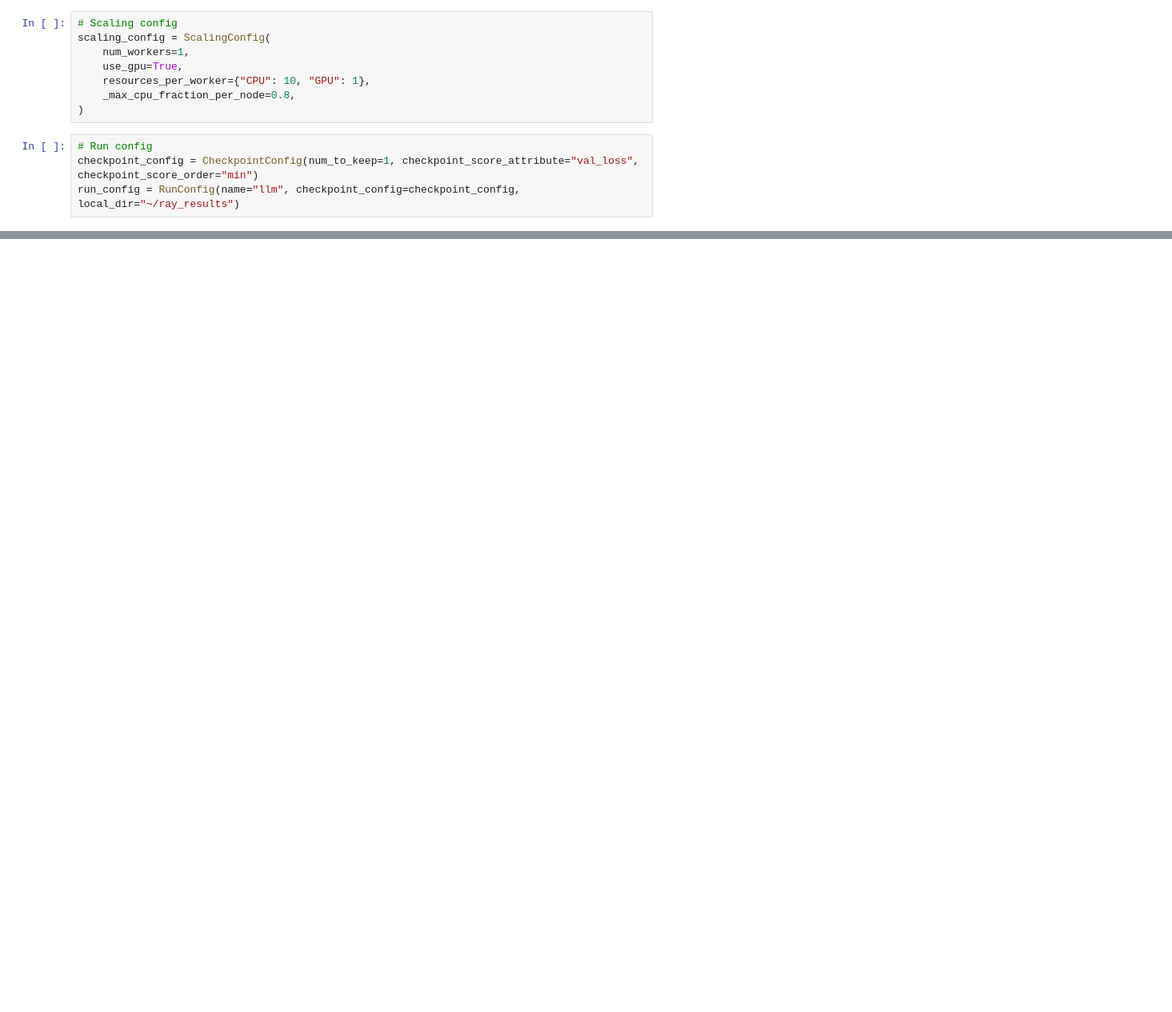
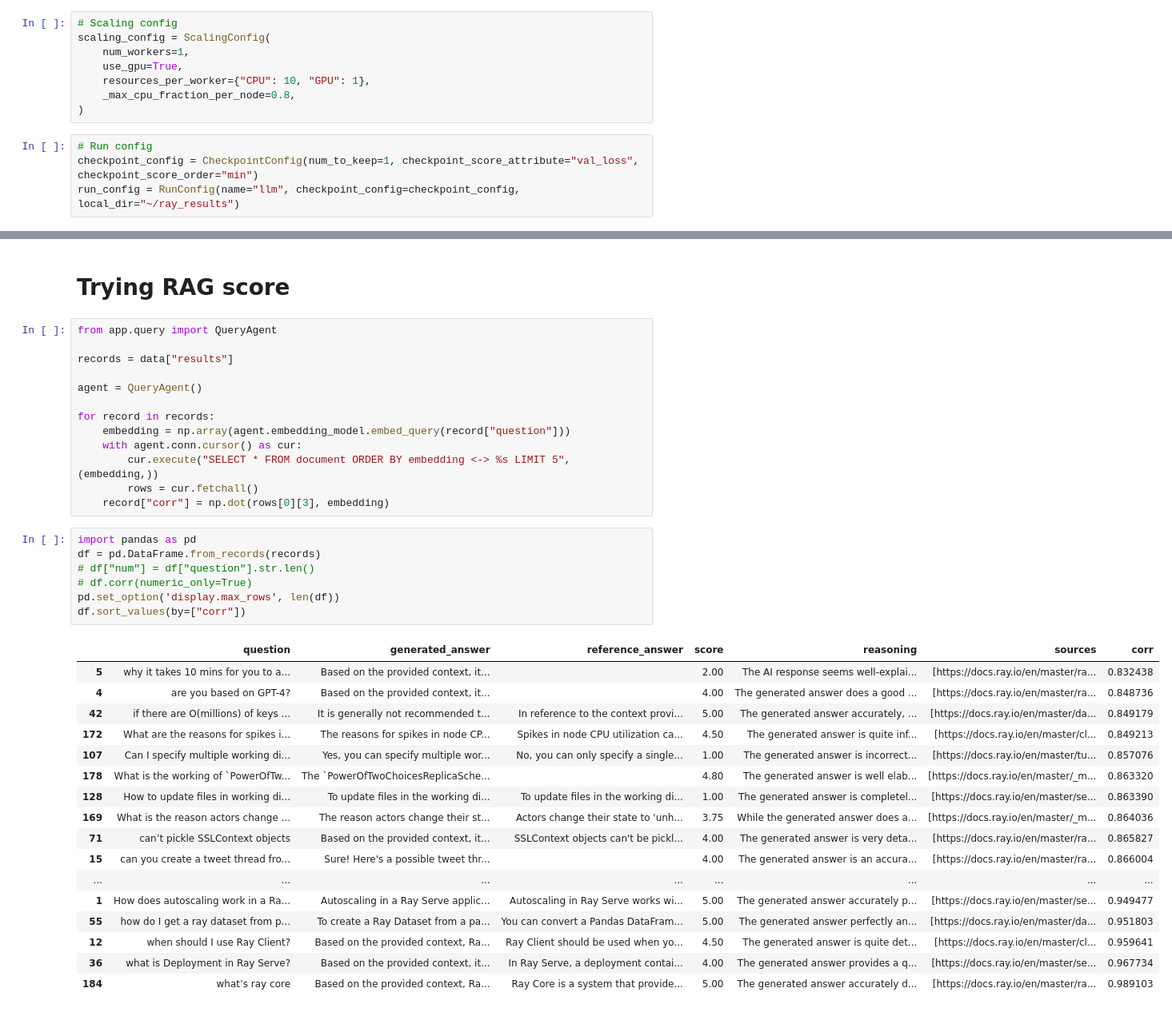
Before and after one commit to ray-project/llm-applications, a Jupyter notebook: notebooks/routing.ipynb, the cells around one changed output, grey strips where cells are left out. Shown at 80% size. Saved outputs shown, nothing was run; the diff lists cells and outputs as text; blank space fills up the shorter version.

```diff
--- a/notebooks/routing.ipynb
+++ b/notebooks/routing.ipynb
@@ -276,0 +336,40 @@ Trial Status
+# %% [markdown]
+# Trying RAG score
+# %%
+from app.query import QueryAgent
+
+records = data["results"]
+
+agent = QueryAgent()
+
+for record in records:
+    embedding = np.array(agent.embedding_model.embed_query(record["question"]))
+    with agent.conn.cursor() as cur:
+        cur.execute("SELECT * FROM document ORDER BY embedding <-> %s LIMIT 5", (embedding,))
+        rows = cur.fetchall()
+    record["corr"] = np.dot(rows[0][3], embedding)
+# %%
+import pandas as pd
+df = pd.DataFrame.from_records(records)
+# df["num"] = df["question"].str.len()
+# df.corr(numeric_only=True)
+pd.set_option('display.max_rows', len(df))
+df.sort_values(by=["corr"])
+# %% [output]
+|  | question | generated_answer | reference_answer | score | reasoning | sources | corr |
+| 5 | why it takes 10 mins for you to a... | Based on the provided context, it... |  | 2.00 | The AI response seems well-explai... | [https://docs.ray.io/en/master/ra... | 0.832438 |
+| 4 | are you based on GPT-4? | Based on the provided context, it... |  | 4.00 | The generated answer does a good ... | [https://docs.ray.io/en/master/ra... | 0.848736 |
+| 42 | if there are O(millions) of keys ... | It is generally not recommended t... | In reference to the context provi... | 5.00 | The generated answer accurately, ... | [https://docs.ray.io/en/master/da... | 0.849179 |
+| 172 | What are the reasons for spikes i... | The reasons for spikes in node CP... | Spikes in node CPU utilization ca... | 4.50 | The generated answer is quite inf... | [https://docs.ray.io/en/master/cl... | 0.849213 |
+| 107 | Can I specify multiple working di... | Yes, you can specify multiple wor... | No, you can only specify a single... | 1.00 | The generated answer is incorrect... | [https://docs.ray.io/en/master/tu... | 0.857076 |
+| 178 | What is the working of `PowerOfTw... | The `PowerOfTwoChoicesReplicaSche... |  | 4.80 | The generated answer is well elab... | [https://docs.ray.io/en/master/_m... | 0.863320 |
+| 128 | How to update files in working di... | To update files in the working di... | To update files in the working di... | 1.00 | The generated answer is completel... | [https://docs.ray.io/en/master/se... | 0.863390 |
+| 169 | What is the reason actors change ... | The reason actors change their st... | Actors change their state to 'unh... | 3.75 | While the generated answer does a... | [https://docs.ray.io/en/master/_m... | 0.864036 |
+| 71 | can’t pickle SSLContext objects | Based on the provided context, it... | SSLContext objects can't be pickl... | 4.00 | The generated answer is very deta... | [https://docs.ray.io/en/master/ra... | 0.865827 |
+| 15 | can you create a tweet thread fro... | Sure! Here's a possible tweet thr... |  | 4.00 | The generated answer is an accura... | [https://docs.ray.io/en/master/ra... | 0.866004 |
+| ... | ... | ... | ... | ... | ... | ... | ... |
+| 1 | How does autoscaling work in a Ra... | Autoscaling in a Ray Serve applic... | Autoscaling in Ray Serve works wi... | 5.00 | The generated answer accurately p... | [https://docs.ray.io/en/master/se... | 0.949477 |
+| 55 | how do I get a ray dataset from p... | To create a Ray Dataset from a pa... | You can convert a Pandas DataFram... | 5.00 | The generated answer perfectly an... | [https://docs.ray.io/en/master/da... | 0.951803 |
+| 12 | when should I use Ray Client? | Based on the provided context, Ra... | Ray Client should be used when yo... | 4.50 | The generated answer is quite det... | [https://docs.ray.io/en/master/cl... | 0.959641 |
+| 36 | what is Deployment in Ray Serve? | Based on the provided context, it... | In Ray Serve, a deployment contai... | 4.00 | The generated answer provides a q... | [https://docs.ray.io/en/master/se... | 0.967734 |
+| 184 | what’s ray core | Based on the provided context, Ra... | Ray Core is a system that provide... | 5.00 | The generated answer accurately d... | [https://docs.ray.io/en/master/ra... | 0.989103 |
```
Also changed, not shown: parts of 15 cells of this notebook.
